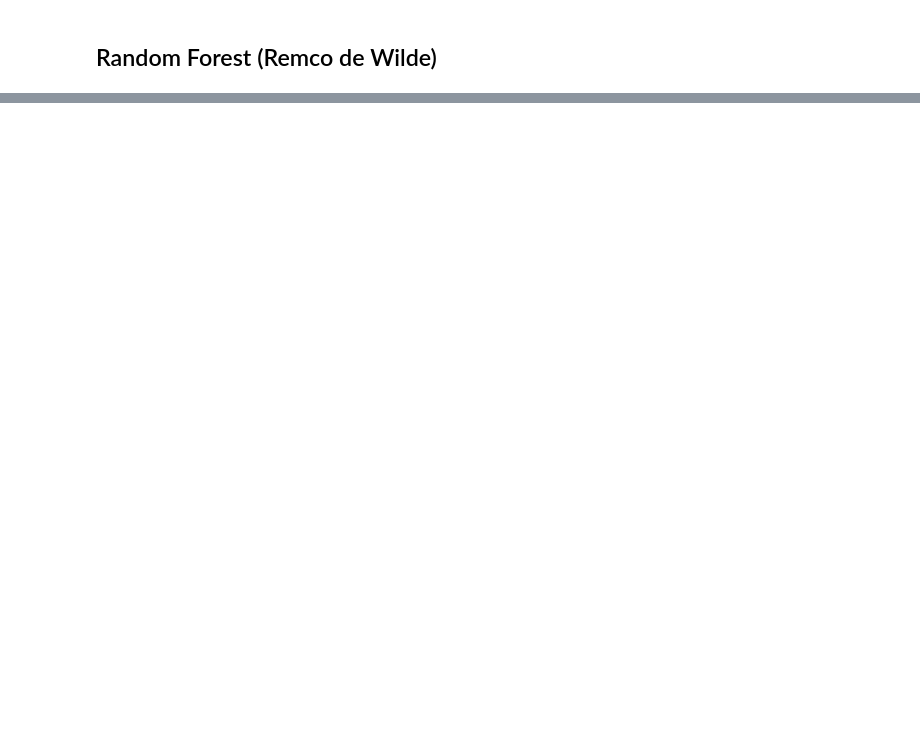
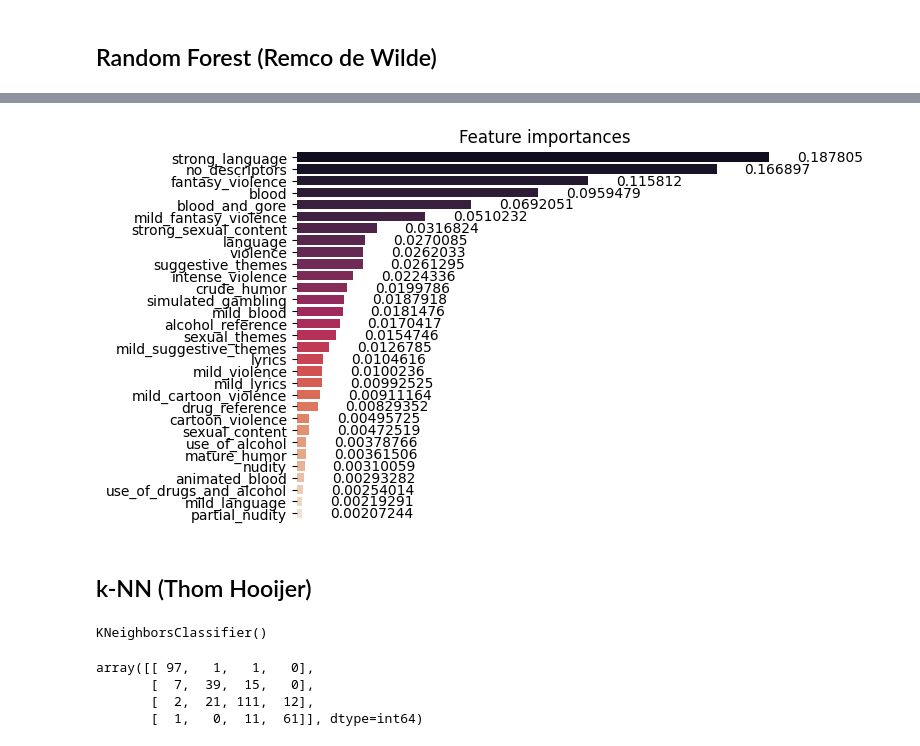
Before and after one commit to RemcoDewlde/introduction_to_machine-learning_windesheim, a Jupyter notebook: machine_learning.ipynb, the cells around one changed output, grey strips where cells are left out. Cells and saved outputs as stored; diff of their text form; code cells hidden in the pictures; blank space fills up the shorter version.

```diff
--- a/machine_learning.ipynb
+++ b/machine_learning.ipynb
@@ -200,0 +232,23 @@ DecisionTreeClassifier(max_depth=11, max_features='sqrt',
+# %%
+# Create a dataframe with the features and their importance
+features_df = pd.DataFrame(
+    {'features': rfc.feature_names_in_, 'importances': rfc.feature_importances_})
+
+# Sorting data from highest to lowest
+features_df_sorted = features_df.sort_values(by='importances', ascending=False)
+
+# Barplot of the result without borders and axis lines
+g = sns.barplot(data=features_df_sorted, x='importances',
+                y='features', palette="rocket")
+sns.despine(bottom=True, left=True)
+g.set_title('Feature importances')
+g.set(xlabel=None)
+g.set(ylabel=None)
+g.set(xticks=[])
+for value in g.containers:
+    g.bar_label(value, padding=20)
+    g.margins(y=0.005)
+# %% [output]
+[figure, added]
+# %% [markdown]
+## k-NN (Thom Hooijer)
@@ -200,0 +265,6 @@ DecisionTreeClassifier(max_depth=11, max_features='sqrt',
+# %%
+# Create a KNN classifier
+knnc = KNeighborsClassifier()
+knnc.fit(X_train_knn, y_train)
+# %% [output]
+KNeighborsClassifier()
@@ -200,0 +274,9 @@ DecisionTreeClassifier(max_depth=11, max_features='sqrt',
+# %%
+from sklearn.metrics import confusion_matrix
+
+confusion_matrix(y_test.values, y_pred_knn)
+# %% [output]
+array([[ 97,   1,   1,   0],
+       [  7,  39,  15,   0],
+       [  2,  21, 111,  12],
+       [  1,   0,  11,  61]], dtype=int64)
```
Also changed, not shown: parts of 29 cells of this notebook.
